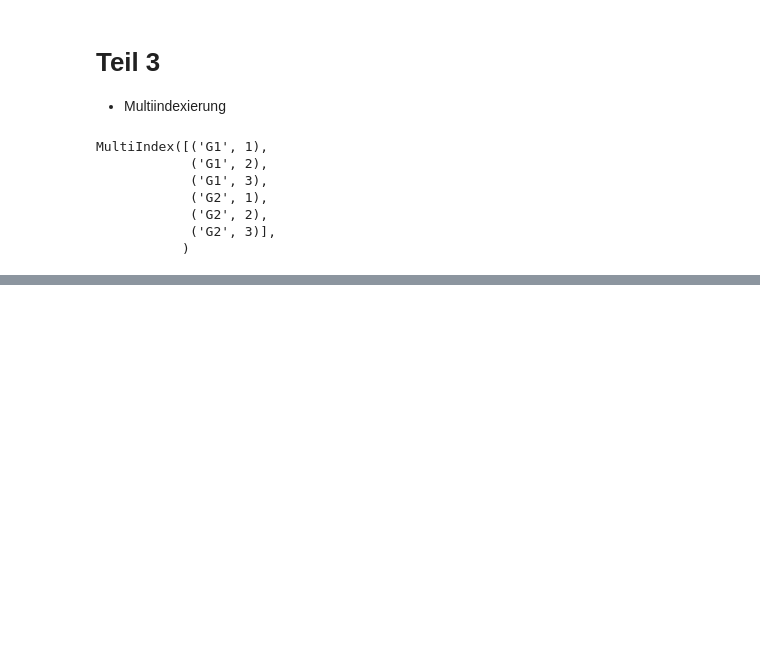
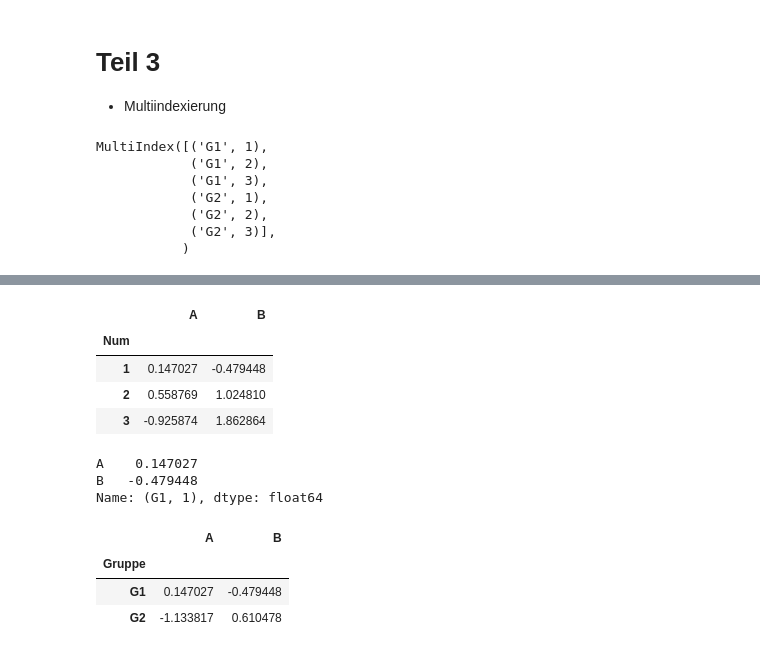
Before and after one commit to Qbannes/energy_trading, a Jupyter notebook: Jupyter-Notebook/Grundlagen_Dataframes.ipynb, the cells around one changed output, grey strips where cells are left out. Drawn from its saved outputs; the diff is of its cells as text; code cells hidden in the pictures; blank space fills up the shorter version.

```diff
--- a/Jupyter-Notebook/Grundlagen_Dataframes.ipynb
+++ b/Jupyter-Notebook/Grundlagen_Dataframes.ipynb
@@ -352,0 +388,21 @@ MultiIndex([('G1', 1),
+# %%
+df.xs('G1')
+# %% [output]
+|  | A | B |
+| Num |  |  |
+| 1 | 0.147027 | -0.479448 |
+| 2 | 0.558769 | 1.024810 |
+| 3 | -0.925874 | 1.862864 |
+# %%
+df.xs(('G1',1))
+# %% [output]
+A    0.147027
+B   -0.479448
+Name: (G1, 1), dtype: float64
+# %%
+df.xs(1,level='Num')
+# %% [output]
+|  | A | B |
+| Gruppe |  |  |
+| G1 | 0.147027 | -0.479448 |
+| G2 | -1.133817 | 0.610478 |
```
Also changed, not shown: parts of 6 cells of this notebook, 3 other files.
